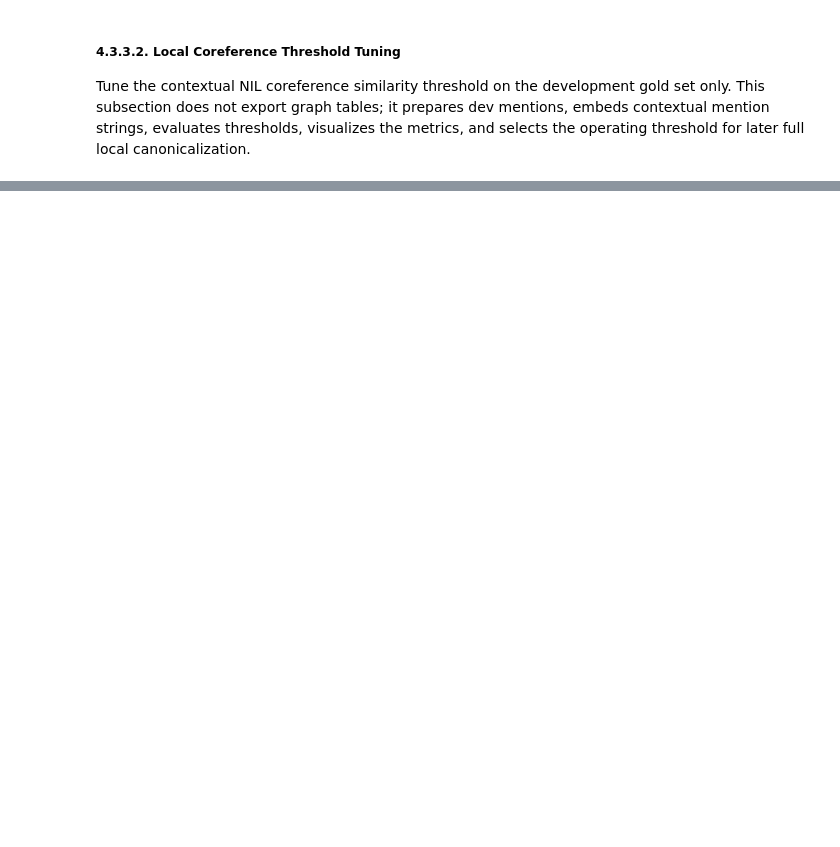
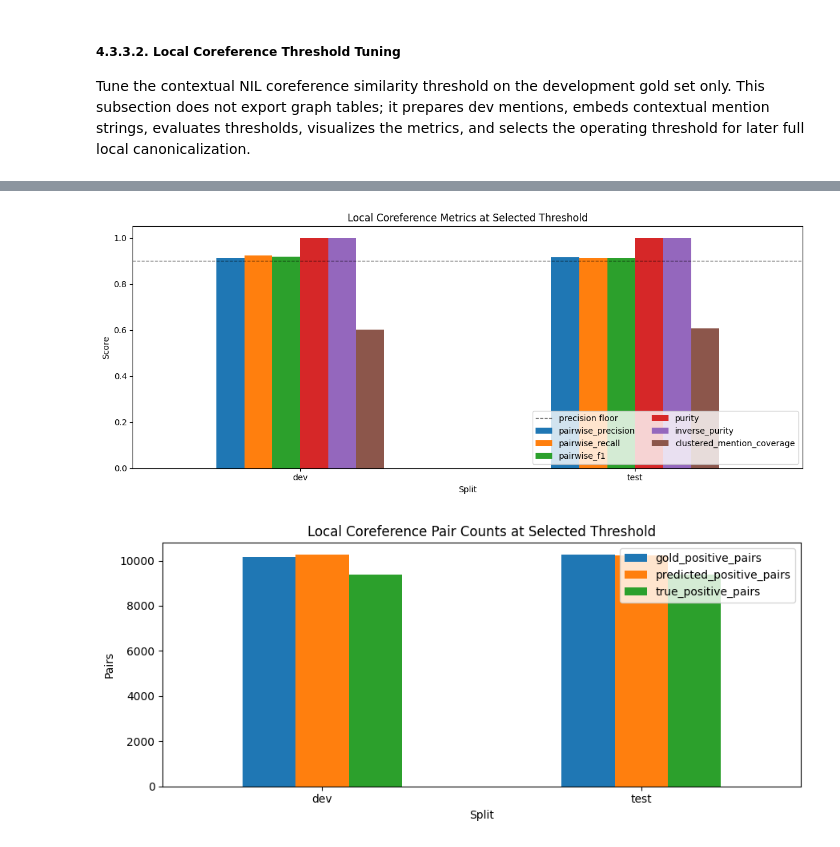
Before and after one commit to plminh-sdh/Design-and-Evaluation-of-Secure-Retrieval-Augmented-Systems-for-Large-Scale-Digital-Archives, a Jupyter notebook: Database.ipynb, the cells around one changed output, grey strips where cells are left out. Cells and saved outputs as stored; diff of their text form; code cells hidden in the pictures; blank space fills up the shorter version.

Commit message:
add local canonicalization extraction result

```diff
--- a/Database.ipynb
+++ b/Database.ipynb
@@ -3529,0 +3326,19 @@ local_coref_gold_dev_preview_df.head(20)
+# %%
+# Embed held-out test mention contexts with the same local coreference embedder.
+if local_coref_prepared_test_mentions_df.empty:
+    raise RuntimeError("No local coreference test mentions survived candidate filtering.")
+
+if "local_coref_embedder" not in globals():
+    local_coref_embedder = BGEM3Embedder(
+        model_name=LOCAL_COREF_EMBEDDING_MODEL_NAME,
+        device="cuda" if torch.cuda.is_available() else "cpu",
+        require_cuda=False,
+    )
+
+local_coref_test_embeddings = embed_local_mention_contexts(
+    local_coref_prepared_test_mentions_df,
+    local_coref_embedder,
+    batch_size=LOCAL_COREF_EMBEDDING_BATCH_SIZE,
+)
+
+local_coref_test_embeddings.shape
@@ -3529,0 +3392,49 @@ local_coref_gold_dev_preview_df.head(20)
+# %%
+# Visualize selected-threshold dev/test local coreference metrics.
+local_coref_eval_metric_columns = [
+    "pairwise_precision",
+    "pairwise_recall",
+    "pairwise_f1",
+    "purity",
+    "inverse_purity",
+    "clustered_mention_coverage",
+]
+
+ax = (
+    local_coref_selected_eval_metrics_df
+    .set_index("split")[local_coref_eval_metric_columns]
+    .plot(kind="bar", figsize=(12, 5), ylim=(0, 1.05), rot=0)
+)
+ax.axhline(
+    LOCAL_COREF_PRECISION_FLOOR,
+    color="black",
+    linestyle="--",
+    linewidth=1,
+    alpha=0.6,
+    label="precision floor",
+)
+ax.set_title("Local Coreference Metrics at Selected Threshold")
+ax.set_xlabel("Split")
+ax.set_ylabel("Score")
+ax.legend(loc="lower right", ncol=2)
+plt.tight_layout()
+plt.show()
+
+local_coref_pair_count_columns = [
+    "gold_positive_pairs",
+    "predicted_positive_pairs",
+    "true_positive_pairs",
+]
+ax = (
+    local_coref_selected_eval_metrics_df
+    .set_index("split")[local_coref_pair_count_columns]
+    .plot(kind="bar", figsize=(9, 4), rot=0)
+)
+ax.set_title("Local Coreference Pair Counts at Selected Threshold")
+ax.set_xlabel("Split")
+ax.set_ylabel("Pairs")
+plt.tight_layout()
+plt.show()
+# %% [output]
+[figure, added]
+[figure, added]
```
Also changed, not shown: parts of 21 cells of this notebook, 1 other file.
